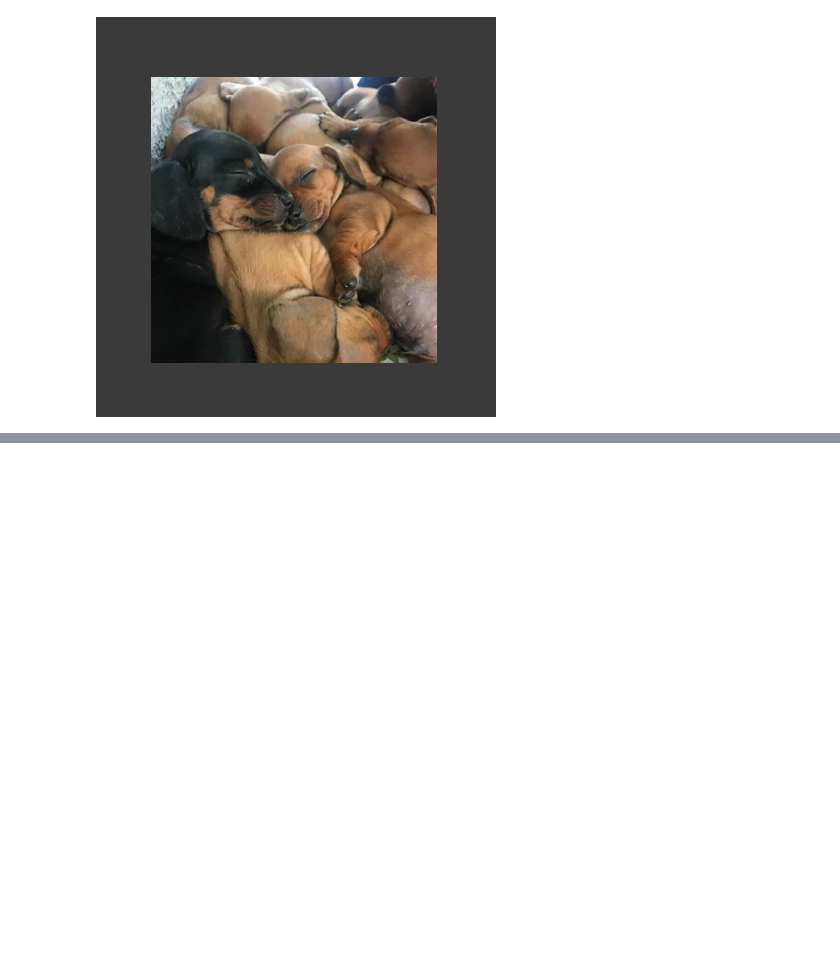
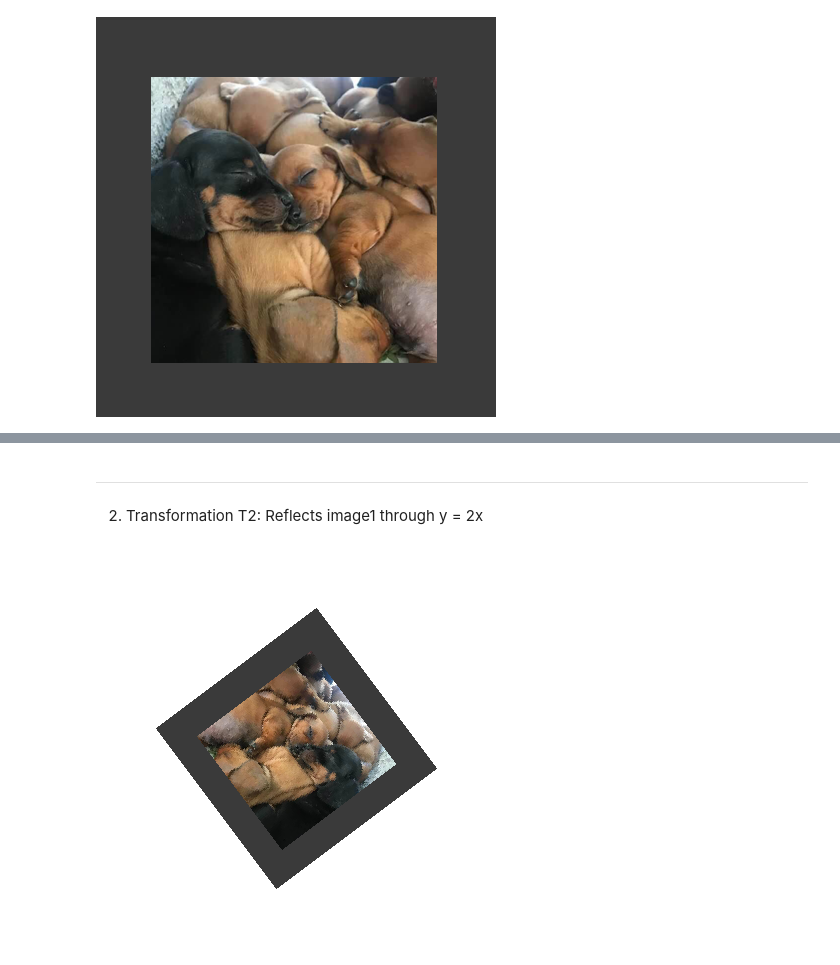
Before and after one commit to dhoangquan1/LinearAlgebraProject, a Jupyter notebook: src/image_transform_pil.ipynb, the cells around one changed output, grey strips where cells are left out. Saved outputs shown, nothing was run; the diff lists cells and outputs as text; code cells hidden in the pictures; blank space fills up the shorter version.

```diff
--- a/src/image_transform_pil.ipynb
+++ b/src/image_transform_pil.ipynb
@@ -72,0 +81,16 @@ The dimension of the image_np is (400, 400, 4)
+# %% [markdown]
+---
+2. Transformation T2: Reflects image1 through y = 2x
+# %%
+# Define the standard matrix
+mat2 = np.array([
+    [-3/5, 4/5],
+    [4/5, 3/5]
+])
+# apply transform
+image2_np = image_tranform(image1_np, mat2)
+# convert a numpy array to image
+image2 = Image.fromarray(image2_np)
+image2
+# %% [output]
+[figure, added]
```
Also changed, not shown: parts of 13 cells of this notebook.
